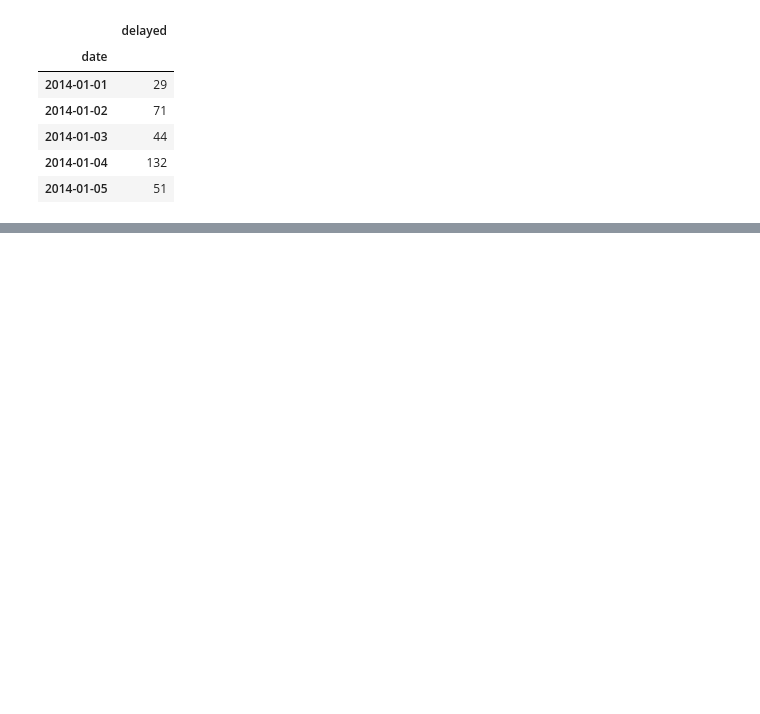
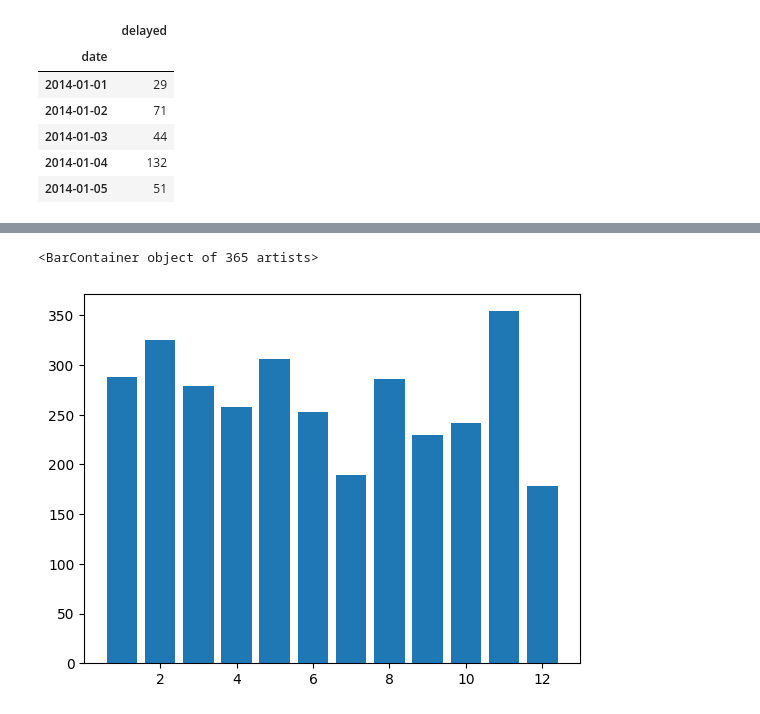
Before and after one commit to ilse-espino/train_delays_belgium, a Jupyter notebook: 4.1-graphs.ipynb, the cells around one changed output, grey strips where cells are left out. Cells and saved outputs as stored; diff of their text form; code cells hidden in the pictures; blank space fills up the shorter version.

```diff
--- a/4.1-graphs.ipynb
+++ b/4.1-graphs.ipynb
@@ -42,0 +72,6 @@ df_delayed_count.head()
+# %%
+df_delayed_count_2015 = df_delayed_count[df_delayed_count["year"]==2015]
+plt.bar(df_delayed_count_2015["month"], df_delayed_count_2015["delayed"])
+# %% [output]
+<BarContainer object of 365 artists>
+[figure, added]
```
Also changed, not shown: parts of 13 cells of this notebook, 2 other files.
